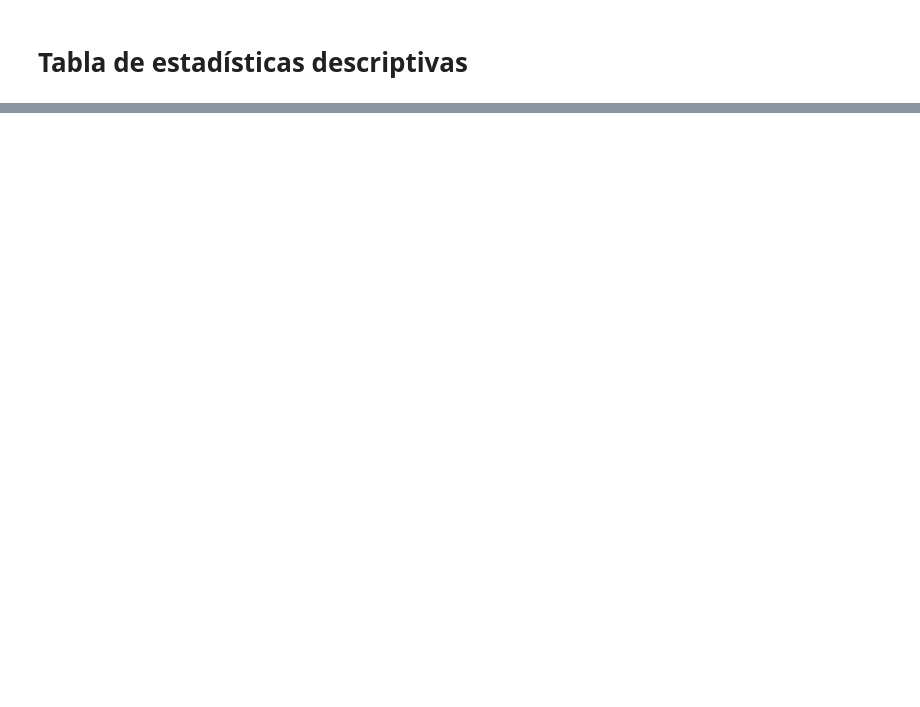
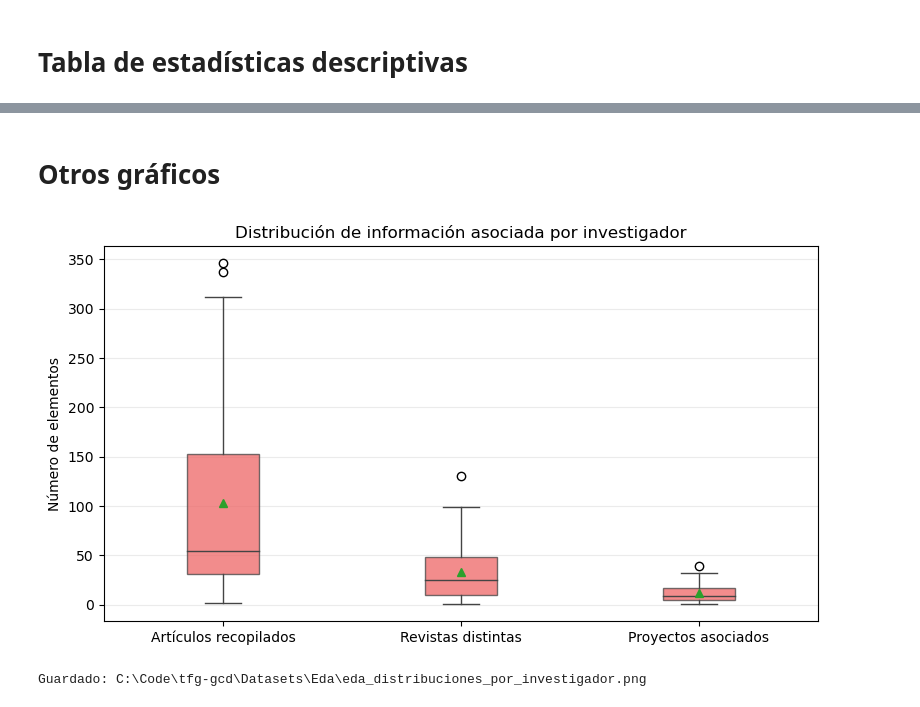
Before and after one commit to jarm32/tfg-gcd, a Jupyter notebook: Used-code/20260516 Análisis exploratorio de la BD.ipynb, the cells around one changed output, grey strips where cells are left out. Saved outputs shown, nothing was run; the diff lists cells and outputs as text; code cells hidden in the pictures; blank space fills up the shorter version.

```diff
--- a/Used-code/20260516 Análisis exploratorio de la BD.ipynb
+++ b/Used-code/20260516 Análisis exploratorio de la BD.ipynb
@@ -784,0 +958,36 @@ Guardado: D:\Code\tfg-gcd\Datasets\Eda\eda_tabla_estadisticas.csv
+# %% [markdown]
+# Otros gráficos
+# %%
+# --- Comparación de distribuciones por investigador ---
+
+dist_investigadores = pd.DataFrame({
+    "Artículos recopilados": articulos_por_inv["num_articulos"],
+    "Revistas distintas": revistas_por_inv["num_revistas_distintas"],
+    "Proyectos asociados": proyectos_por_inv["num_proyectos"]
+})
+
+plt.figure(figsize=(8, 4.5))
+box = plt.boxplot(
+    [dist_investigadores[col].dropna() for col in dist_investigadores.columns],
+    labels=dist_investigadores.columns,
+    patch_artist=True,
+    showmeans=True
+)
+
+for patch in box["boxes"]:
+    patch.set_facecolor("#EE6666")
+    patch.set_alpha(0.75)
+    patch.set_edgecolor("#444444")
+
+for element in ["whiskers", "caps", "medians", "means"]:
+    for item in box[element]:
+        item.set_color("#444444")
+
+plt.ylabel("Número de elementos")
+plt.title("Distribución de información asociada por investigador")
+plt.grid(axis="y", alpha=0.25)
+
+save_fig("eda_distribuciones_por_investigador.png")
+# %% [output]
+[figure, added]
+Guardado: C:\Code\tfg-gcd\Datasets\Eda\eda_distribuciones_por_investigador.png
```
Also changed, not shown: parts of 21 cells of this notebook, 15 other files.
